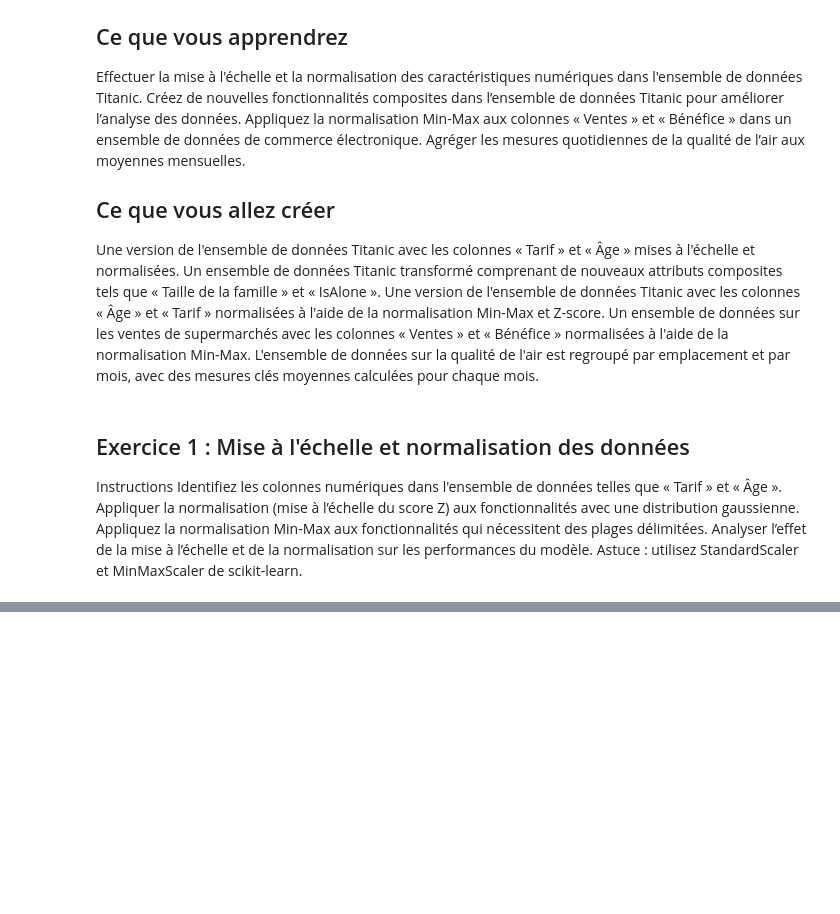
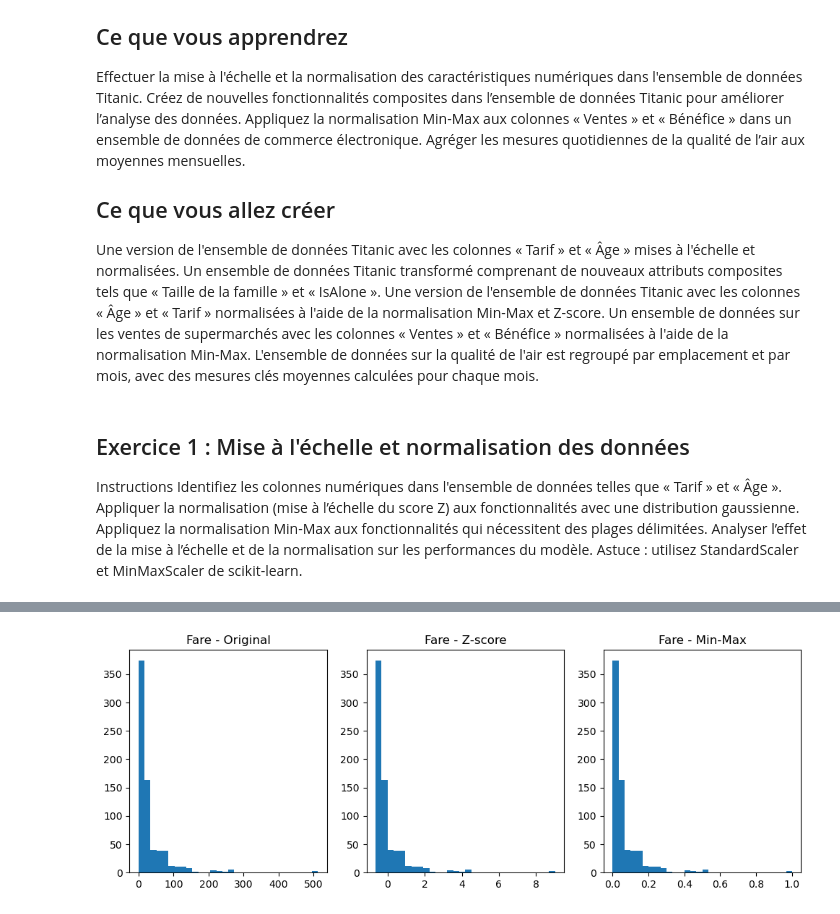
Before and after one commit to Michel836/FSTB_Bootcamp_2025_Repository_Github, a Jupyter notebook: Week02/Day3/data/W02D3_Exercice-XP-Gold.ipynb, the cells around one changed output, grey strips where cells are left out. Saved outputs shown, nothing was run; the diff lists cells and outputs as text; code cells hidden in the pictures; blank space fills up the shorter version.

```diff
--- a/Week02/Day3/data/W02D3_Exercice-XP-Gold.ipynb
+++ b/Week02/Day3/data/W02D3_Exercice-XP-Gold.ipynb
@@ -48,0 +279,17 @@ df.head()
+# %%
+# Histogramme Fare
+plt.figure(figsize=(12,4))
+plt.subplot(1,3,1)
+plt.hist(df['Fare'], bins=30)
+plt.title("Fare - Original")
+
+plt.subplot(1,3,2)
+plt.hist(df['Fare_Z'], bins=30)
+plt.title("Fare - Z-score")
+
+plt.subplot(1,3,3)
+plt.hist(df['Fare_MM'], bins=30)
+plt.title("Fare - Min-Max")
+plt.show()
+# %% [output]
+[figure, added]
```
Also changed, not shown: parts of 67 cells of this notebook, 2 other files.
